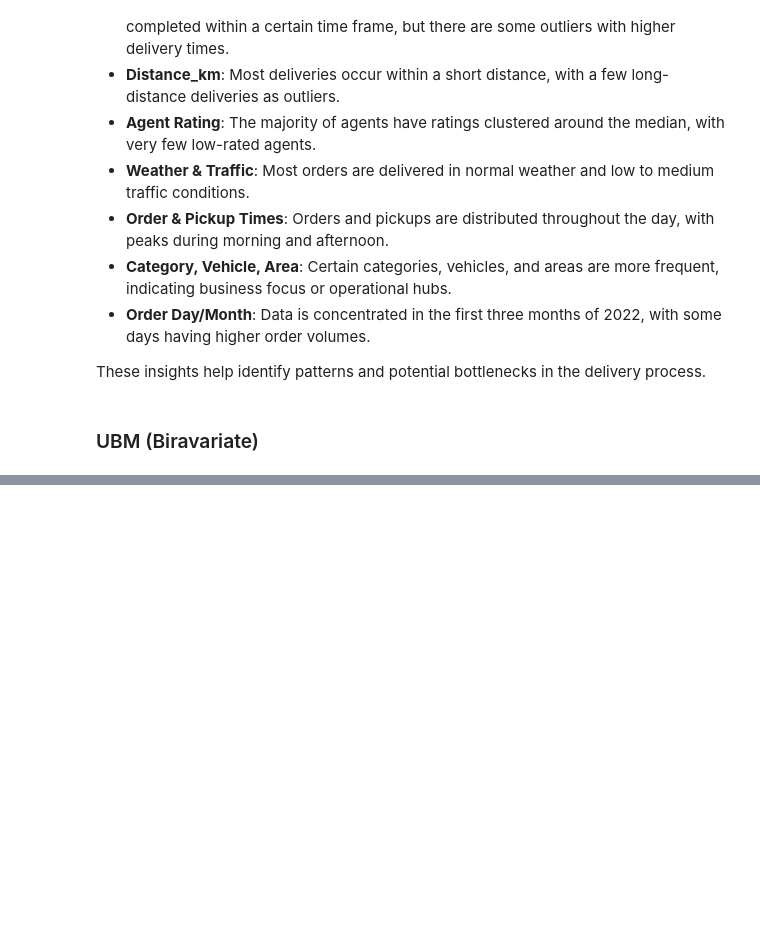
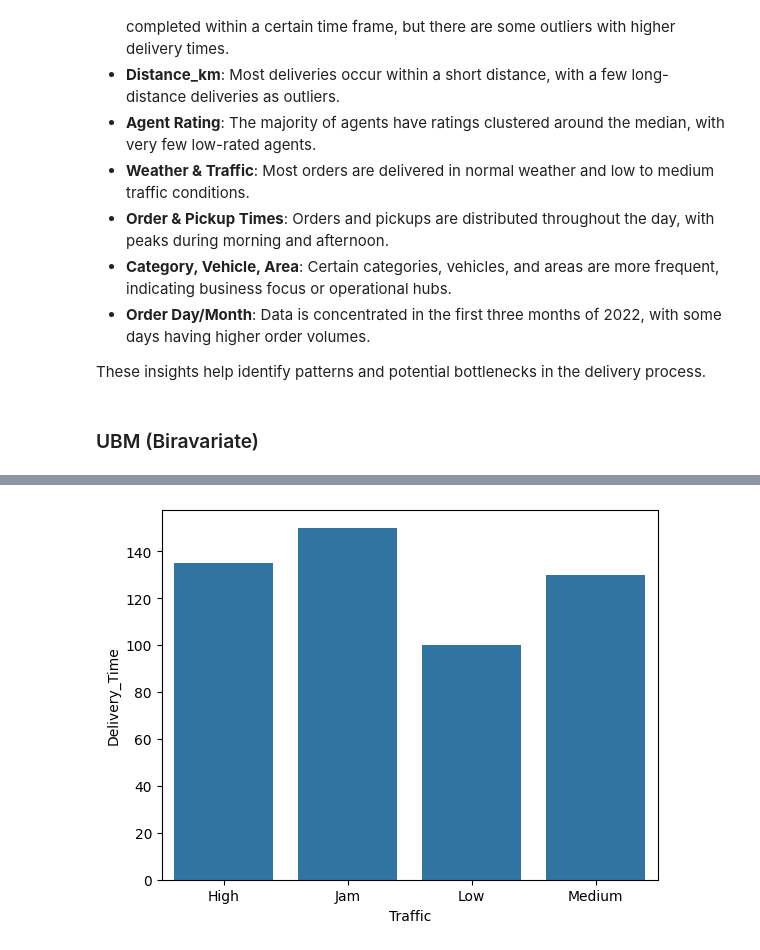
Before and after one commit to sushantkas/Project-3, a Jupyter notebook: EDA.ipynb, the cells around one changed output, grey strips where cells are left out. Cells and saved outputs as stored; diff of their text form; code cells hidden in the pictures; blank space fills up the shorter version.

```diff
--- a/EDA.ipynb
+++ b/EDA.ipynb
@@ -990,0 +1014,4 @@ These insights help identify patterns and potential bottlenecks in the delivery
+# %%
+sns.barplot(amazon.groupby("Traffic")["Delivery_Time"].median());
+# %% [output]
+[figure, added]
```
Also changed, not shown: parts of 26 cells of this notebook, 2 other files.
